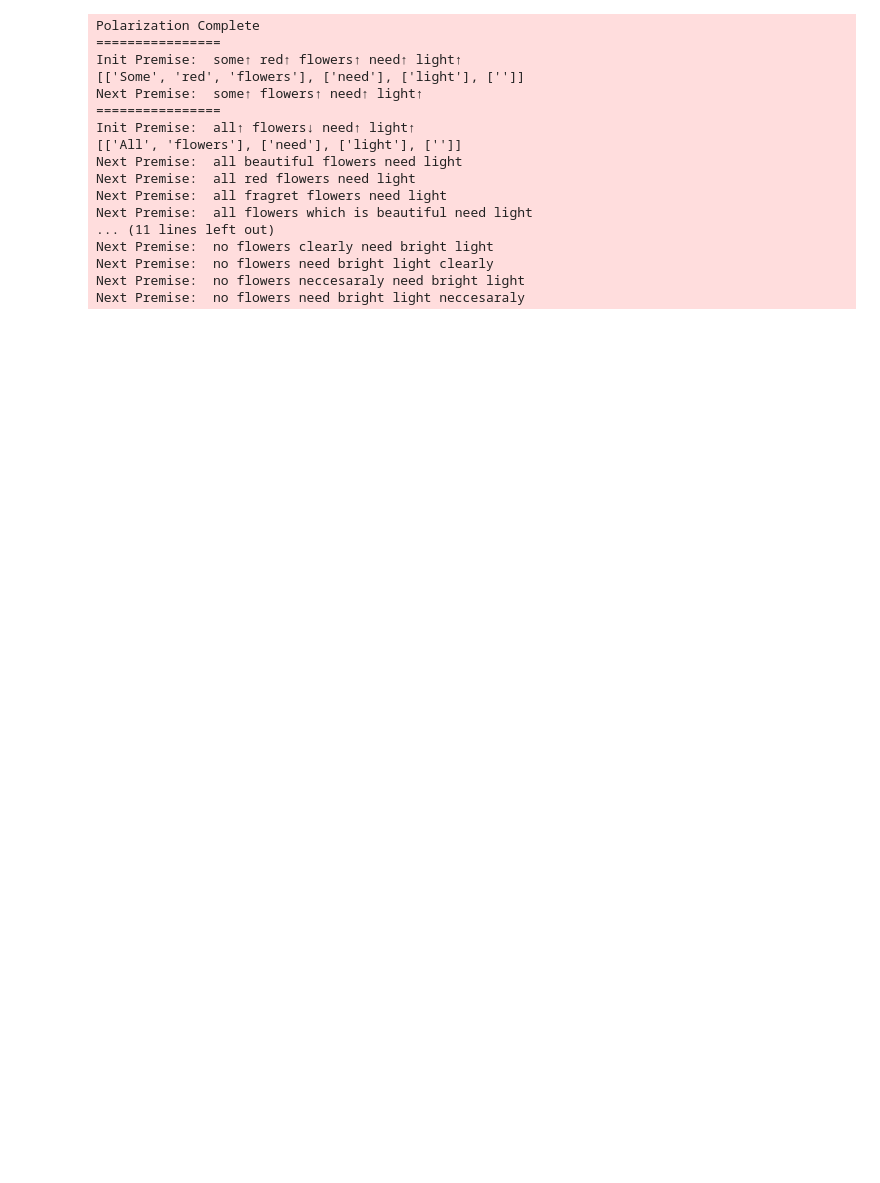
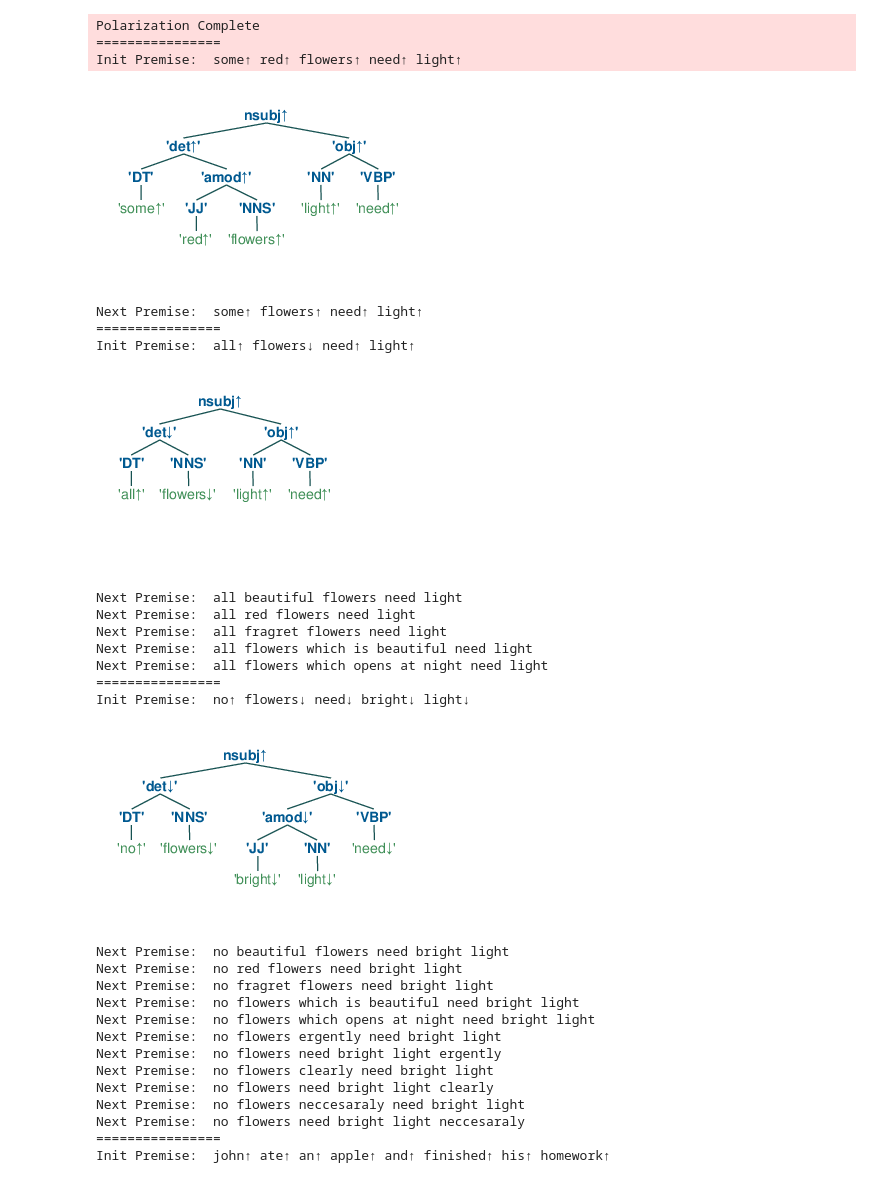
Before and after one commit to eric11eca/NeuralLog, a Jupyter notebook: src/phrasal_infer.ipynb, the cells around one changed output. Saved outputs shown, nothing was run; the diff lists cells and outputs as text; code cells hidden in the pictures; blank space fills up the shorter version.

```diff
--- a/src/phrasal_infer.ipynb
+++ b/src/phrasal_infer.ipynb
@@ -82,6 +105,8 @@ class PhrasalGenerator:
     def generate(self, tree):
         if tree.val in self.mod_at_left:
             self.left_modifier_generate(tree)
+        elif tree.val == "conj" and tree.mark == "+":
+            self.generate_conj(tree)
         elif tree.left != "N":
             self.generate_default(tree)
 
@@ -118,6 +143,20 @@ class PhrasalGenerator:
         word_id = self.annotated[generated]
         del self.annotated[generated]
         self.annotated[original] = word_id
+
+    def generate_conj(self, tree):
+        backup = deepcopy(tree)
+        self.left_modifier_generate(tree)
+
+        tree.val = tree.left.right.val
+        tree.mark = tree.left.right.mark
+        tree.npos = tree.left.right.npos
+        tree.id = tree.left.right.id
+        tree.left = backup.left.right.left
+        tree.right = backup.left.right.right
+        print(tree.right.val)
+        self.save_tree(isTree=True)
+        self.rollback(tree, backup)
 
     def generate_default(self, tree):
         left = tree.left
@@ -179,43 +218,61 @@ class PhrasalGenerator:
         tree.mark = config['mark']
         return tree
 # %%
-sentences = ["Some red flowers need light", "All flowers need light", "No flowers need bright light"]
+sentences = ["Some red flowers need light",
+             "All flowers need light",
+             "No flowers need bright light",
+             "John ate an apple and finished his homework"]
 kb = {"ADJ": ["beautiful", "red", "fragret"],
       "ADV": ["ergently", "clearly", "neccesaraly"],
       "RCL": ["which is beautiful", "which opens at night"]}
 
 pipeline = PolarizationPipeline(sentences, verbose=2, parser="stanza")
 pipeline.run_polarize_pipeline()
 print("\nPolarization Complete")
 
 phrasalGenerator = PhrasalGenerator()
 for annotation in pipeline.annotations:
     print("================")
     print("Init Premise: ", annotation['annotated'])
+    polarized = annotation['polarized']
+    btreeViz = Tree.fromstring(polarized.replace('[', '(').replace(']', ')'))
+    jupyter_draw_nltk_tree(btreeViz)
     phrasalGenerator.kb = kb
     phrasalGenerator.deptree_generate(
         annotation['polarized_tree'], annotation['word_dict'], annotation['original'])
     for gen_tree in phrasalGenerator.tree_log:
         generated, queue, _, _ = btreeToList(gen_tree, len(annotation['original']), {}, 0)
         annotated = list(queue.popkeys())
         print("Next Premise: ", ' '.join(annotated))
     for gen_sent in phrasalGenerator.sent_log:
         print("Next Premise: ", ' '.join(gen_sent.popkeys()))
 # %% [output]
 Polarization Complete
 ================
 Init Premise:  some↑ red↑ flowers↑ need↑ light↑
-[['Some', 'red', 'flowers'], ['need'], ['light'], ['']]
-Next Premise:  some↑ flowers↑ need↑ light↑
-================
-Init Premise:  all↑ flowers↓ need↑ light↑
-[['All', 'flowers'], ['need'], ['light'], ['']]
-Next Premise:  all beautiful flowers need light
-Next Premise:  all red flowers need light
-Next Premise:  all fragret flowers need light
-Next Premise:  all flowers which is beautiful need light
-... (11 lines left out)
-Next Premise:  no flowers clearly need bright light
-Next Premise:  no flowers need bright light clearly
-Next Premise:  no flowers neccesaraly need bright light
-Next Premise:  no flowers need bright light neccesaraly
+[figure, added]
+Next Premise:  some↑ flowers↑ need↑ light↑
+================
+Init Premise:  all↑ flowers↓ need↑ light↑
+[figure, added]
+Next Premise:  all beautiful flowers need light
+Next Premise:  all red flowers need light
+Next Premise:  all fragret flowers need light
+Next Premise:  all flowers which is beautiful need light
+Next Premise:  all flowers which opens at night need light
+================
+Init Premise:  no↑ flowers↓ need↓ bright↓ light↓
+[figure, added]
+Next Premise:  no beautiful flowers need bright light
+Next Premise:  no red flowers need bright light
+Next Premise:  no fragret flowers need bright light
+Next Premise:  no flowers which is beautiful need bright light
+Next Premise:  no flowers which opens at night need bright light
+Next Premise:  no flowers ergently need bright light
+Next Premise:  no flowers need bright light ergently
+Next Premise:  no flowers clearly need bright light
+Next Premise:  no flowers need bright light clearly
+Next Premise:  no flowers neccesaraly need bright light
+Next Premise:  no flowers need bright light neccesaraly
+================
+Init Premise:  john↑ ate↑ an↑ apple↑ and↑ finished↑ his↑ homework↑
```
Also changed, not shown: parts of 2 cells of this notebook, 1 other file.
